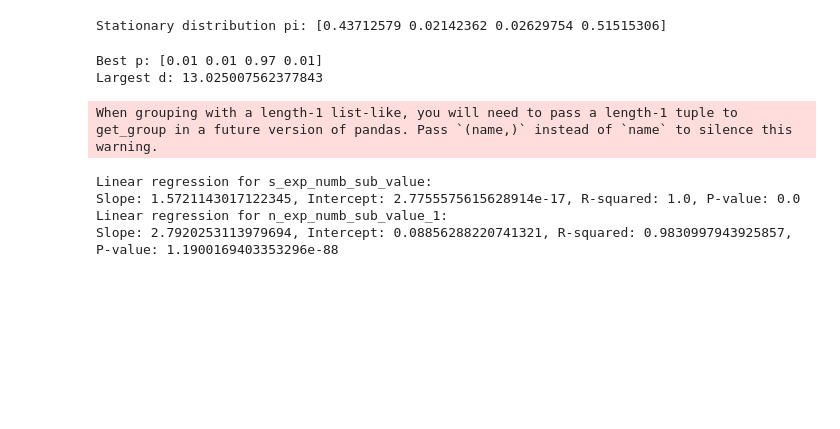
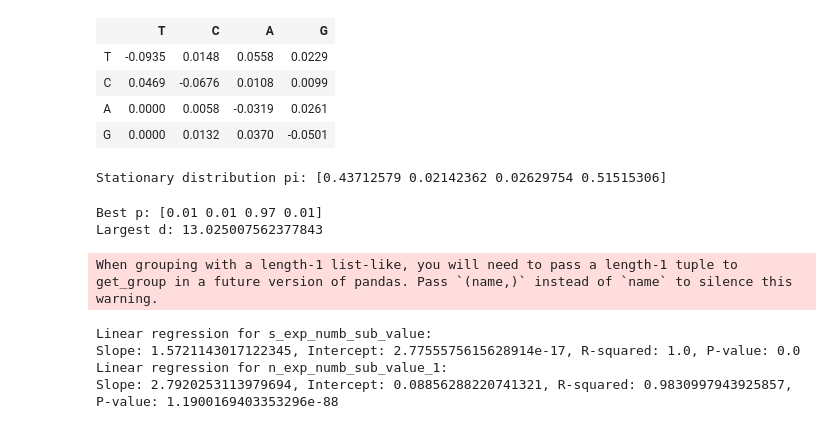
Before and after one commit to GavinHuttley/PuningAnalysis, a Jupyter notebook: nbks/exp_num_sub.ipynb, the cells around one changed output. Drawn from its saved outputs; the diff is of its cells as text; code cells hidden in the pictures; blank space fills up the shorter version.

```diff
--- a/nbks/exp_num_sub.ipynb
+++ b/nbks/exp_num_sub.ipynb
@@ -5,7 +5,7 @@ import numpy as np
 
 from numpy import array
 
-GTR_model = get_app("model", sm = "GTR",
+GTR_model = get_app("model", sm = "GN",
                 unique_trees = True, time_het = "max", optimise_motif_probs = True,
                 show_progress = False, opt_args = dict(max_restarts=5))
 
@@ -30,6 +30,14 @@ def get_matrix_pi(path):
 # %%
 Q1, pi1 = get_matrix_pi(paths[0])
 Q2, pi2 = get_matrix_pi(paths[1])
+# %%
+Q1
+# %% [output]
+|  | T | C | A | G |
+| T | -0.0935 | 0.0148 | 0.0558 | 0.0229 |
+| C | 0.0469 | -0.0676 | 0.0108 | 0.0099 |
+| A | 0.0000 | 0.0058 | -0.0319 | 0.0261 |
+| G | 0.0000 | 0.0132 | 0.0370 | -0.0501 |
 # %%
 t_range =  np.linspace(0, 0.3, 100)
 
```
Also changed, not shown: parts of 8 cells of this notebook, 2 other files.
